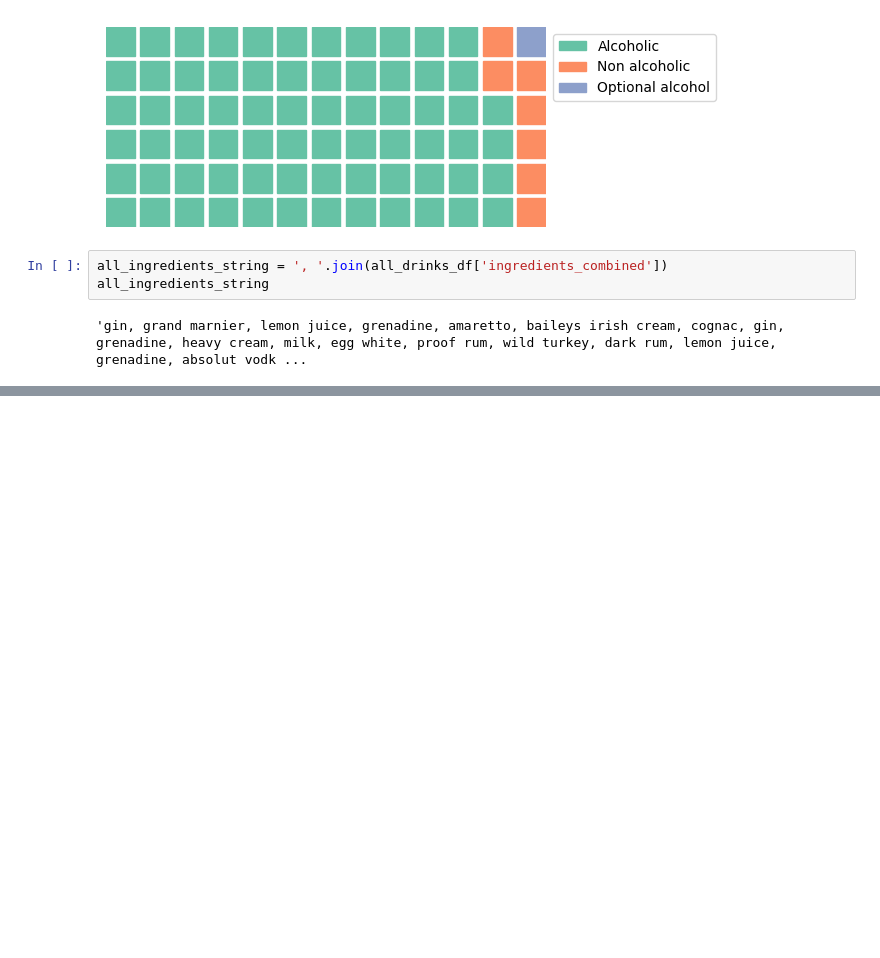
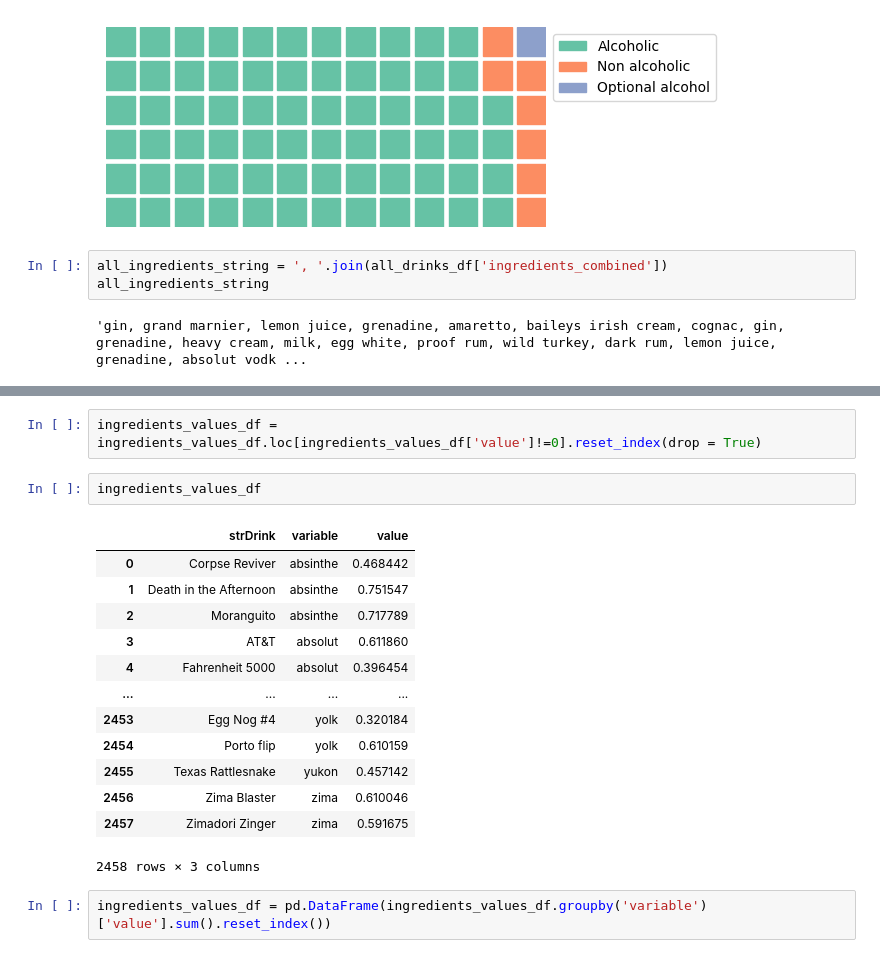
Before and after one commit to redsun498/Data-Genie, a Jupyter notebook: notebooks/EDA - Cocktails.ipynb, the cells around one changed output, grey strips where cells are left out. Drawn from its saved outputs; the diff is of its cells as text; blank space fills up the shorter version.

```diff
--- a/notebooks/EDA - Cocktails.ipynb
+++ b/notebooks/EDA - Cocktails.ipynb
@@ -2009,0 +1829,20 @@ class TfidfVectorizer(CountVectorizer)
+# %%
+ingredients_values_df = ingredients_values_df.loc[ingredients_values_df['value']!=0].reset_index(drop = True)
+# %%
+ingredients_values_df
+# %% [output]
+|  | strDrink | variable | value |
+| 0 | Corpse Reviver | absinthe | 0.468442 |
+| 1 | Death in the Afternoon | absinthe | 0.751547 |
+| 2 | Moranguito | absinthe | 0.717789 |
+| 3 | AT&T | absolut | 0.611860 |
+| 4 | Fahrenheit 5000 | absolut | 0.396454 |
+| ... | ... | ... | ... |
+| 2453 | Egg Nog #4 | yolk | 0.320184 |
+| 2454 | Porto flip | yolk | 0.610159 |
+| 2455 | Texas Rattlesnake | yukon | 0.457142 |
+| 2456 | Zima Blaster | zima | 0.610046 |
+| 2457 | Zimadori Zinger | zima | 0.591675 |
+2458 rows × 3 columns
+# %%
+ingredients_values_df = pd.DataFrame(ingredients_values_df.groupby('variable')['value'].sum().reset_index())
```
Also changed, not shown: parts of 93 cells of this notebook, 1 other file.
